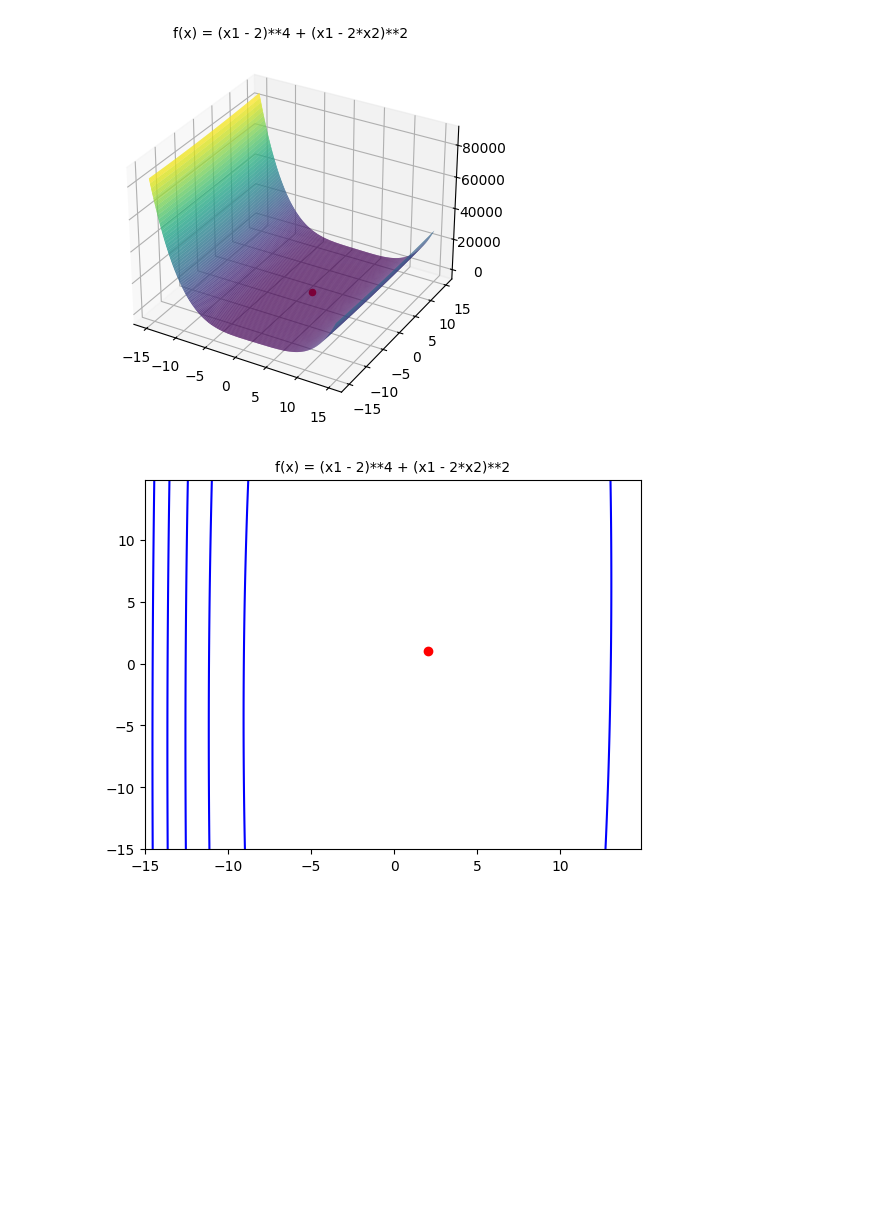
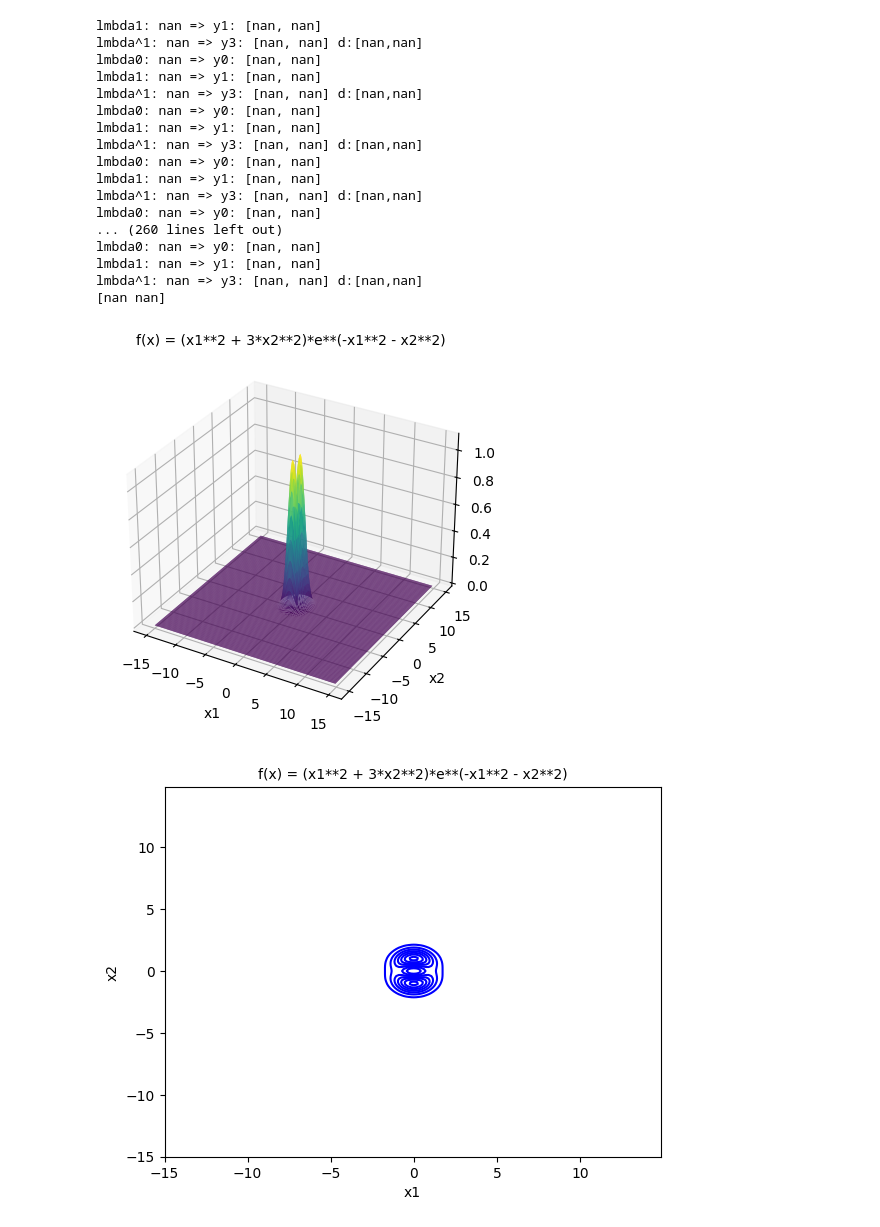
Before and after one commit to victorluis22/metodos-numericos-otimizacao, a Jupyter notebook: hookeJeeves.ipynb, the cells around one changed output. Saved outputs shown, nothing was run; the diff lists cells and outputs as text; code cells hidden in the pictures; blank space fills up the shorter version.

```diff
--- a/hookeJeeves.ipynb
+++ b/hookeJeeves.ipynb
@@ -44,6 +44,8 @@ def plot3D(function, min, range=5):
     ax = fig.add_subplot(projection='3d')
 
     ax.set_title(f'f(x) = {function}', fontsize=10)
+    ax.set_xlabel("x1")
+    ax.set_ylabel("x2")
     x1 = np.arange(-range, range, 0.15)
     x2 = np.arange(-range, range, 0.15)
     x1, x2 = np.meshgrid(x1, x2)
@@ -58,6 +60,8 @@ def plotContour(function, min, range=5):
     ax = fig.add_subplot()
 
     ax.set_title(f'f(x) = {function}', fontsize=10)
+    ax.set_xlabel("x1")
+    ax.set_ylabel("x2")
     x1 = np.arange(-range, range, 0.15)
     x2 = np.arange(-range, range, 0.15)
     x1, x2 = np.meshgrid(x1, x2)
@@ -117,7 +121,7 @@ def hookeJeeves(function, initialValue, dim):
 
     return end
 
-function = "(x1 - 2)**4 + (x1 - 2*x2)**2"
+function = "(x1**2 + 3*x2**2)*e**(-x1**2 - x2**2)"
 initialValue = np.array([0, 3])
 
 min = hookeJeeves(function, initialValue, 2)
@@ -147,2 +151,19 @@ lmbda^1: -0.22241756701407722 => y3: [2.0243748752016666, 1.012191750207472] d:[
+lmbda1: nan => y1: [nan, nan]
+lmbda^1: nan => y3: [nan, nan] d:[nan,nan]
+lmbda0: nan => y0: [nan, nan]
+lmbda1: nan => y1: [nan, nan]
+lmbda^1: nan => y3: [nan, nan] d:[nan,nan]
+lmbda0: nan => y0: [nan, nan]
+lmbda1: nan => y1: [nan, nan]
+lmbda^1: nan => y3: [nan, nan] d:[nan,nan]
+lmbda0: nan => y0: [nan, nan]
+lmbda1: nan => y1: [nan, nan]
+lmbda^1: nan => y3: [nan, nan] d:[nan,nan]
+lmbda0: nan => y0: [nan, nan]
+... (260 lines left out)
+lmbda0: nan => y0: [nan, nan]
+lmbda1: nan => y1: [nan, nan]
+lmbda^1: nan => y3: [nan, nan] d:[nan,nan]
+[nan nan]
-[figure, old version]
+[figure, new version]
-[figure, old version]
+[figure, new version]
```
Also changed, not shown: parts of 1 cell of this notebook, 2 other files.
